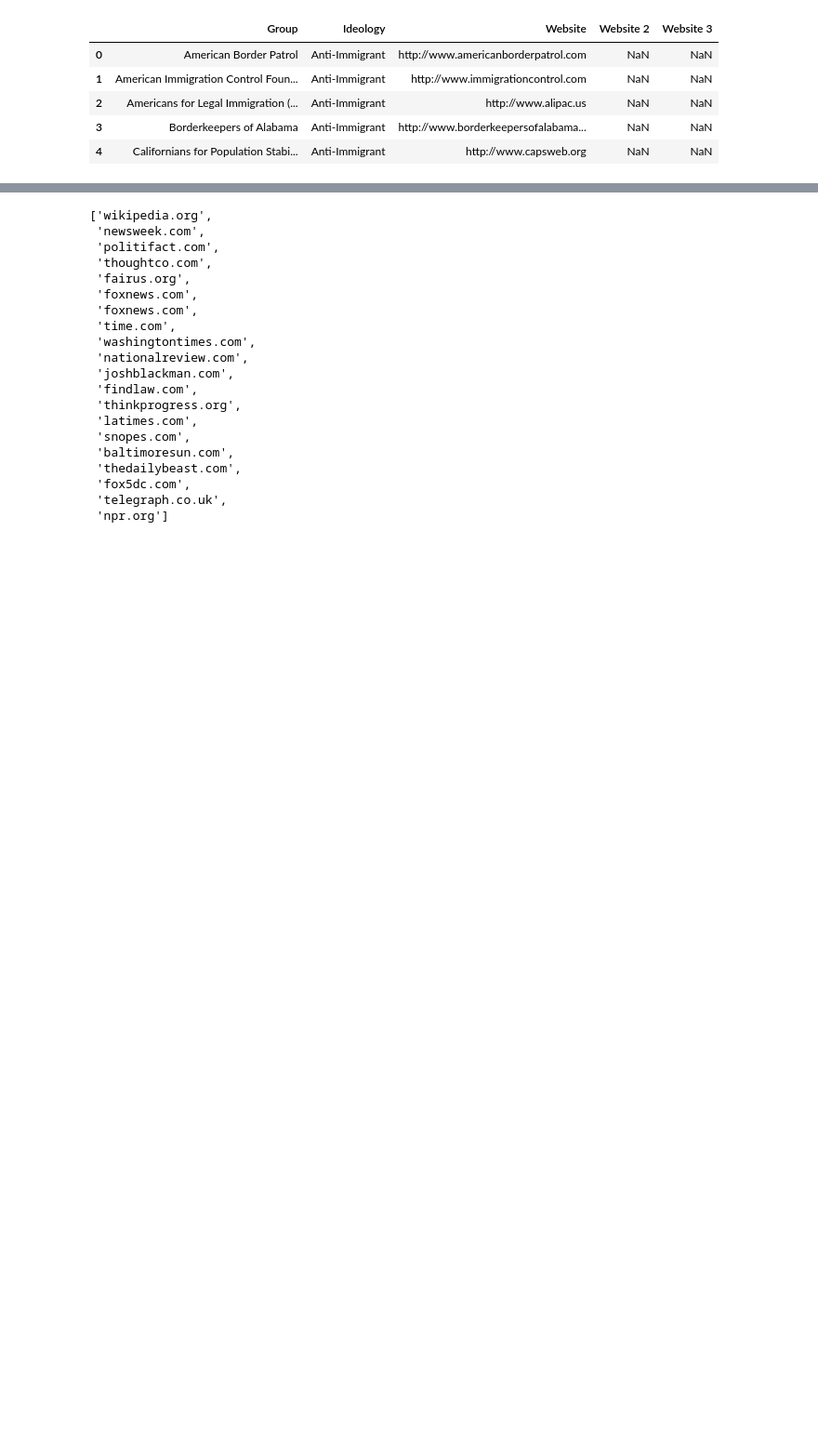
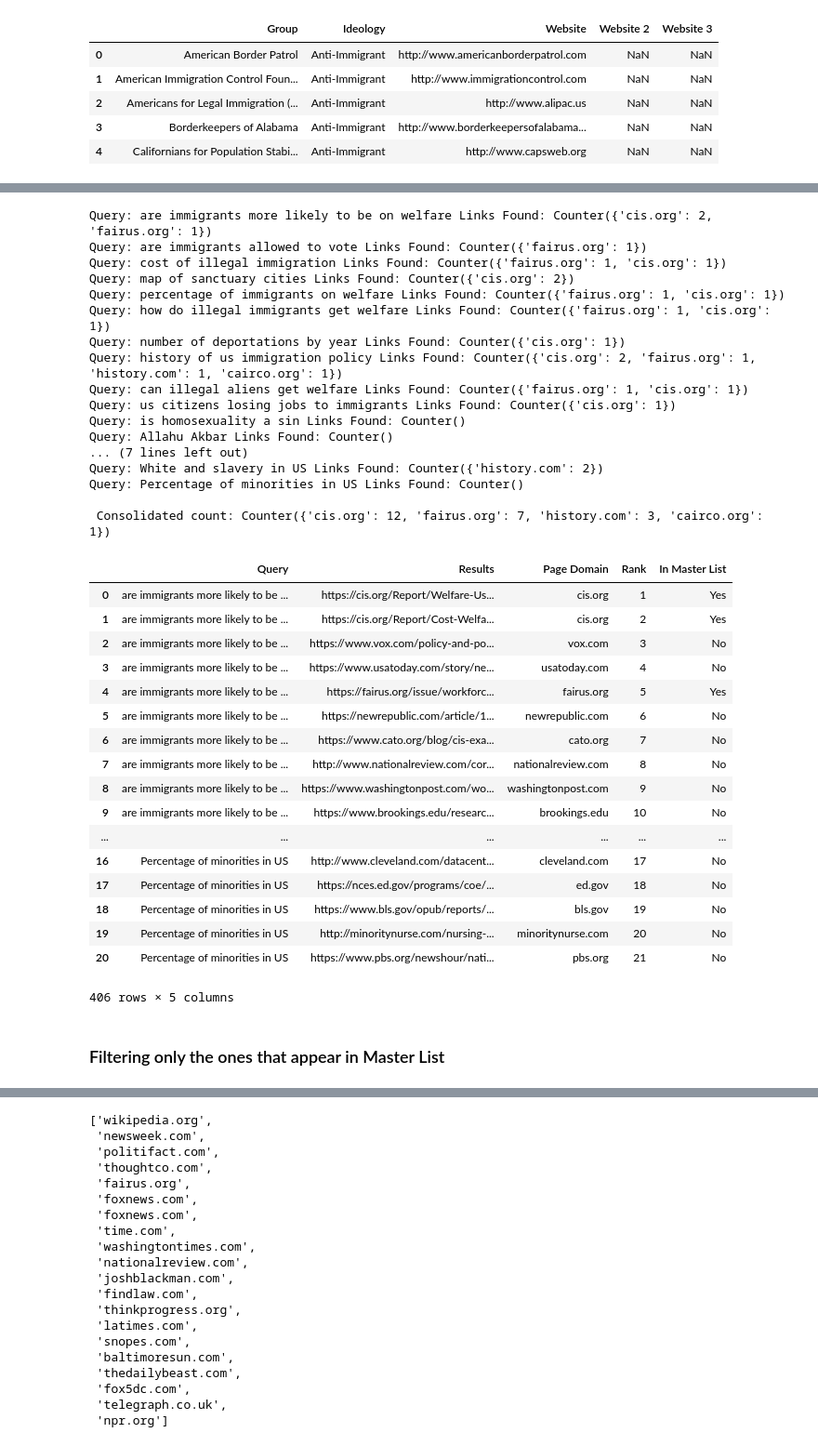
Before and after one commit to datakind/SPLC-SearchEngine, a Jupyter notebook: DataDive/Google_Search_Masterlist_Identifier/Google_Search_Masterlist_identifier.ipynb, the cells around one changed output, grey strips where cells are left out. Shown at 93% size. Cells and saved outputs as stored; diff of their text form; code cells hidden in the pictures; blank space fills up the shorter version.

```diff
--- a/DataDive/Google_Search_Masterlist_Identifier/Google_Search_Masterlist_identifier.ipynb
+++ b/DataDive/Google_Search_Masterlist_Identifier/Google_Search_Masterlist_identifier.ipynb
@@ -81,0 +122,70 @@ master_list = cleanedList = [x for x in master_list if str(x) != 'nan']
+# %%
+query_list = [
+'are immigrants more likely to be on welfare',
+'are immigrants allowed to vote',
+'cost of illegal immigration',
+'map of sanctuary cities',
+'percentage of immigrants on welfare',
+'how do illegal immigrants get welfare',
+'number of deportations by year',
+'history of us immigration policy',
+'can illegal aliens get welfare',
+'us citizens losing jobs to immigrants',
+"is homosexuality a sin",
+"Allahu Akbar",
+"transgender bathroom",
+"are you born gay",
+"islam mohammed",
+"Black lives matter",
+"Where Obama was born",
+"gay people in military",
+"Confederate statues taken down",
+"White and slavery in US",
+"Percentage of minorities in US"
+]
+# %%
+consolidated = pd.DataFrame()
+for q in query_list:
+    results = search(q, master_list, pages = 2)
+    consolidated = pd.concat([consolidated, results])
+print "\n Consolidated count:", Counter(consolidated[consolidated['In Master List'] == 'Yes']['Page Domain'])
+consolidated = consolidated.reset_index().drop('index', 1) # reseting index
+consolidated
+# %% [output]
+Query: are immigrants more likely to be on welfare Links Found: Counter({'cis.org': 2, 'fairus.org': 1})
+Query: are immigrants allowed to vote Links Found: Counter({'fairus.org': 1})
+Query: cost of illegal immigration Links Found: Counter({'fairus.org': 1, 'cis.org': 1})
+Query: map of sanctuary cities Links Found: Counter({'cis.org': 2})
+Query: percentage of immigrants on welfare Links Found: Counter({'fairus.org': 1, 'cis.org': 1})
+Query: how do illegal immigrants get welfare Links Found: Counter({'fairus.org': 1, 'cis.org': 1})
+Query: number of deportations by year Links Found: Counter({'cis.org': 1})
+Query: history of us immigration policy Links Found: Counter({'cis.org': 2, 'fairus.org': 1, 'history.com': 1, 'cairco.org': 1})
+Query: can illegal aliens get welfare Links Found: Counter({'fairus.org': 1, 'cis.org': 1})
+Query: us citizens losing jobs to immigrants Links Found: Counter({'cis.org': 1})
+Query: is homosexuality a sin Links Found: Counter()
+Query: Allahu Akbar Links Found: Counter()
+... (7 lines left out)
+Query: White and slavery in US Links Found: Counter({'history.com': 2})
+Query: Percentage of minorities in US Links Found: Counter()
+
+ Consolidated count: Counter({'cis.org': 12, 'fairus.org': 7, 'history.com': 3, 'cairco.org': 1})
+|  | Query | Results | Page Domain | Rank | In Master List |
+| 0 | are immigrants more likely to be ... | https://cis.org/Report/Welfare-Us... | cis.org | 1 | Yes |
+| 1 | are immigrants more likely to be ... | https://cis.org/Report/Cost-Welfa... | cis.org | 2 | Yes |
+| 2 | are immigrants more likely to be ... | https://www.vox.com/policy-and-po... | vox.com | 3 | No |
+| 3 | are immigrants more likely to be ... | https://www.usatoday.com/story/ne... | usatoday.com | 4 | No |
+| 4 | are immigrants more likely to be ... | https://fairus.org/issue/workforc... | fairus.org | 5 | Yes |
+| 5 | are immigrants more likely to be ... | https://newrepublic.com/article/1... | newrepublic.com | 6 | No |
+| 6 | are immigrants more likely to be ... | https://www.cato.org/blog/cis-exa... | cato.org | 7 | No |
+| 7 | are immigrants more likely to be ... | http://www.nationalreview.com/cor... | nationalreview.com | 8 | No |
+| 8 | are immigrants more likely to be ... | https://www.washingtonpost.com/wo... | washingtonpost.com | 9 | No |
+| 9 | are immigrants more likely to be ... | https://www.brookings.edu/researc... | brookings.edu | 10 | No |
+| ... | ... | ... | ... | ... | ... |
+| 16 | Percentage of minorities in US | http://www.cleveland.com/datacent... | cleveland.com | 17 | No |
+| 17 | Percentage of minorities in US | https://nces.ed.gov/programs/coe/... | ed.gov | 18 | No |
+| 18 | Percentage of minorities in US | https://www.bls.gov/opub/reports/... | bls.gov | 19 | No |
+| 19 | Percentage of minorities in US | http://minoritynurse.com/nursing-... | minoritynurse.com | 20 | No |
+| 20 | Percentage of minorities in US | https://www.pbs.org/newshour/nati... | pbs.org | 21 | No |
+406 rows × 5 columns
+# %% [markdown]
+### Filtering only the ones that appear in Master List
```
Also changed, not shown: parts of 23 cells of this notebook, 2 other files.
